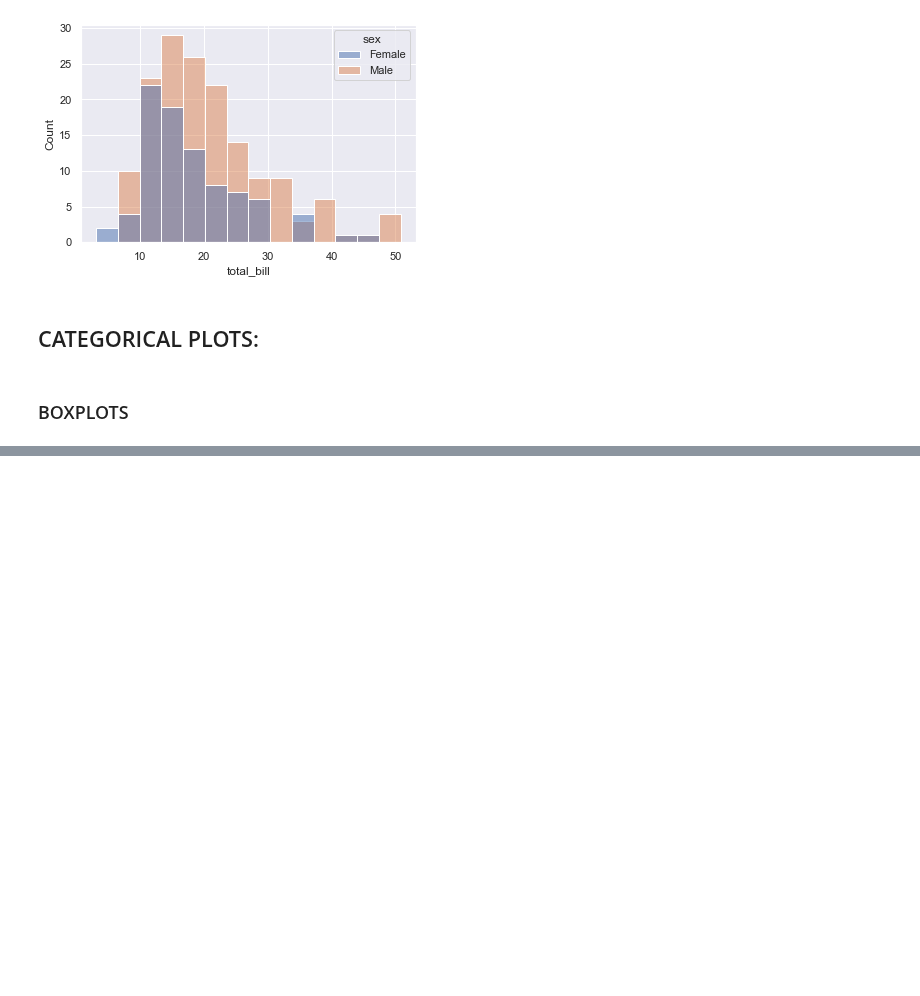
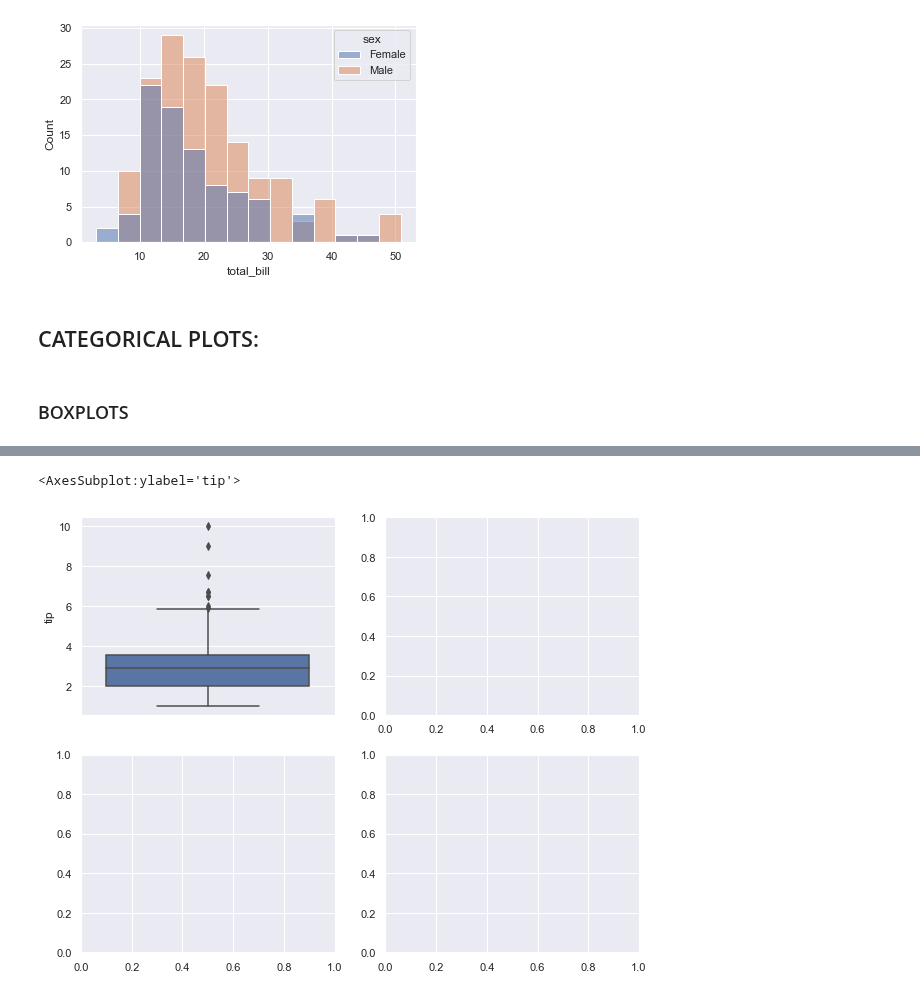
Before and after one commit to natasharivers/numpy-pandas-visualization-exercises, a Jupyter notebook: Seaborn Notes.ipynb, the cells around one changed output, grey strips where cells are left out. Cells and saved outputs as stored; diff of their text form; code cells hidden in the pictures; blank space fills up the shorter version.

```diff
--- a/Seaborn Notes.ipynb
+++ b/Seaborn Notes.ipynb
@@ -262,0 +291,7 @@ sns.histplot(data = tips, x = 'total_bill', hue ='sex')
+# %%
+fig, ax = plt.subplots(2,2, figsize = (10,8))
+sns.boxplot(data= tips, y ='tip', ax= ax[0,0])
+#ax=ax[0,0] means first plot
+# %% [output]
+<AxesSubplot:ylabel='tip'>
+[figure, added]
```
Also changed, not shown: parts of 9 cells of this notebook, 1 other file.
